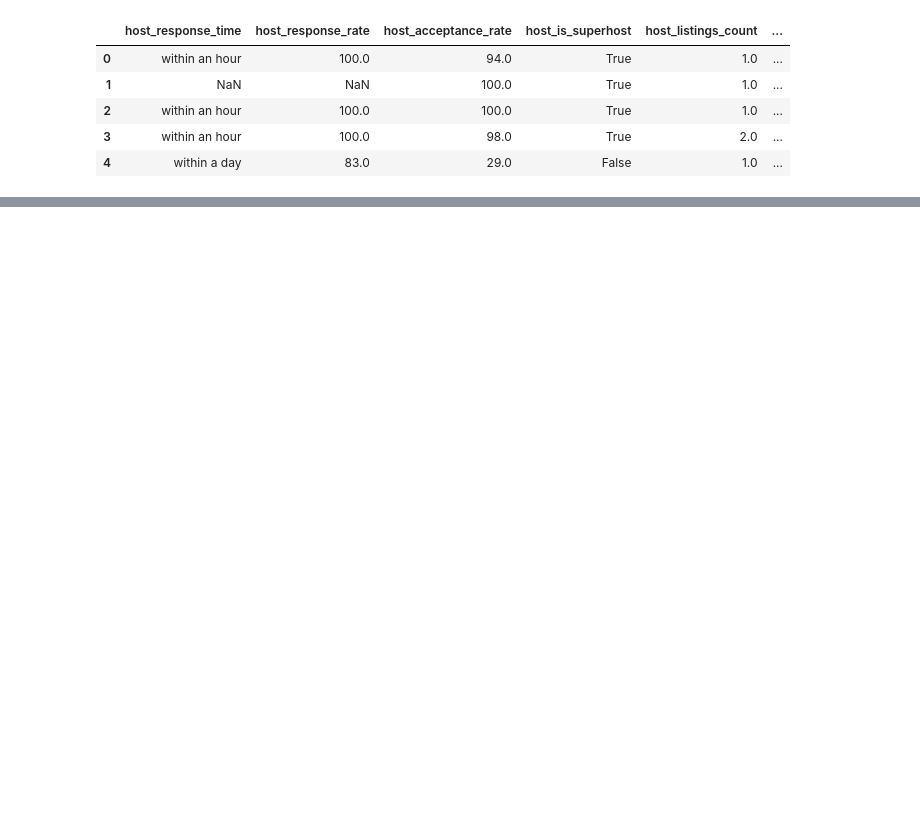
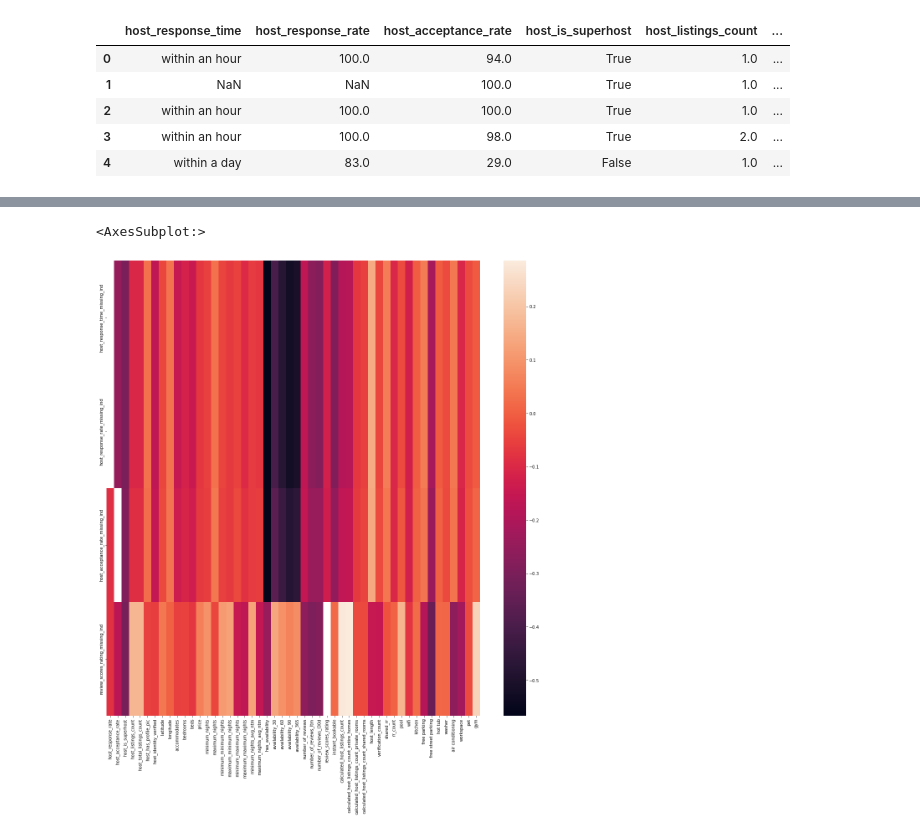
Before and after one commit to donavinlo/airbnb, a Jupyter notebook: airbnb_nashville.ipynb, the cells around one changed output, grey strips where cells are left out. Saved outputs shown, nothing was run; the diff lists cells and outputs as text; code cells hidden in the pictures; blank space fills up the shorter version.

```diff
--- a/airbnb_nashville.ipynb
+++ b/airbnb_nashville.ipynb
@@ -217,0 +340,9 @@ df.head(5)
+# %%
+#review columns with higher missing values
+missing_inds = ['host_response_time_missing_ind', 'host_response_rate_missing_ind', 'host_acceptance_rate_missing_ind',
+                'review_scores_rating_missing_ind']
+plt.figure(figsize=(20,20))
+sns.heatmap(train_df.corr().iloc[-4:, :-4])
+# %% [output]
+<AxesSubplot:>
+[figure, added]
```
Also changed, not shown: parts of 61 cells of this notebook.
